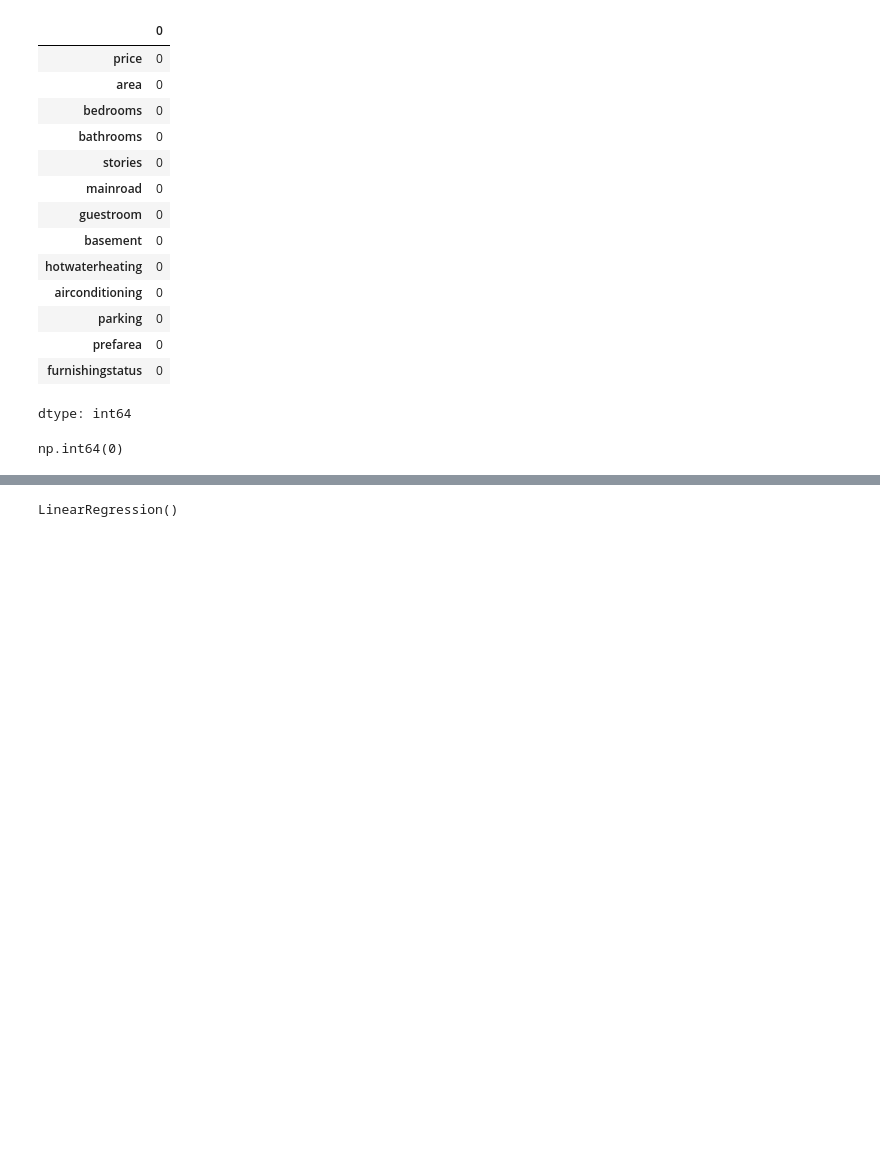
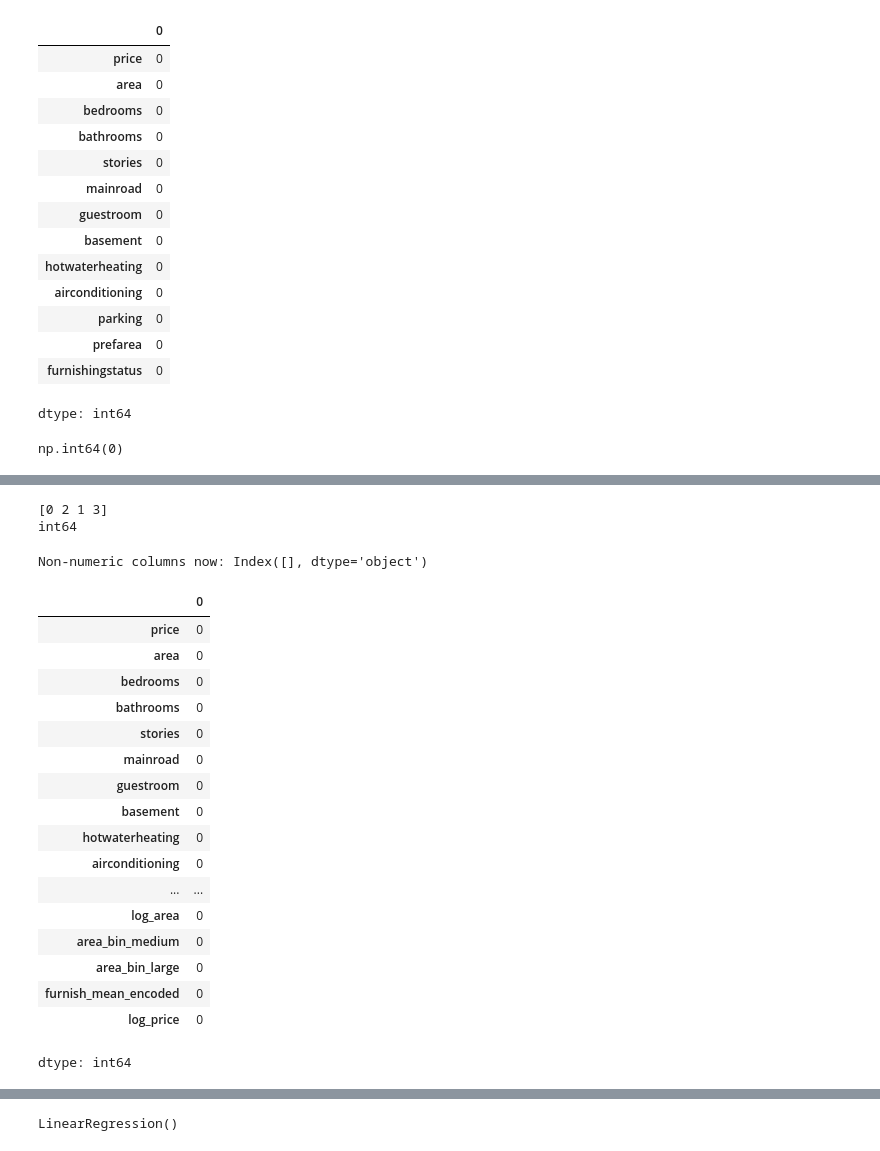
Before and after one commit to UjalaWKarim/Kaggle_House_Prices_Dataset, a Jupyter notebook: Feature_Engineering.ipynb, the cells around one changed output, grey strips where cells are left out. Saved outputs shown, nothing was run; the diff lists cells and outputs as text; code cells hidden in the pictures; blank space fills up the shorter version.

```diff
--- a/Feature_Engineering.ipynb
+++ b/Feature_Engineering.ipynb
@@ -123,0 +180,32 @@ df = df[(df['price'] >= Q1 - 1.5 * IQR) & (df['price'] <= Q3 + 1.5 * IQR)]
+# %%
+print(df['luxury_score'].unique())
+print(df['luxury_score'].dtype)
+# %% [output]
+[0 2 1 3]
+int64
+# %%
+non_numeric_cols = df.drop('price', axis=1).select_dtypes(include=['object']).columns
+print("Non-numeric columns now:", non_numeric_cols)
+# %% [output]
+Non-numeric columns now: Index([], dtype='object')
+# %%
+df.isnull().sum()
+# %% [output]
+|  | 0 |
+| price | 0 |
+| area | 0 |
+| bedrooms | 0 |
+| bathrooms | 0 |
+| stories | 0 |
+| mainroad | 0 |
+| guestroom | 0 |
+| basement | 0 |
+| hotwaterheating | 0 |
+| airconditioning | 0 |
+| ... | ... |
+| log_area | 0 |
+| area_bin_medium | 0 |
+| area_bin_large | 0 |
+| furnish_mean_encoded | 0 |
+| log_price | 0 |
+dtype: int64
```
Also changed, not shown: parts of 19 cells of this notebook.
